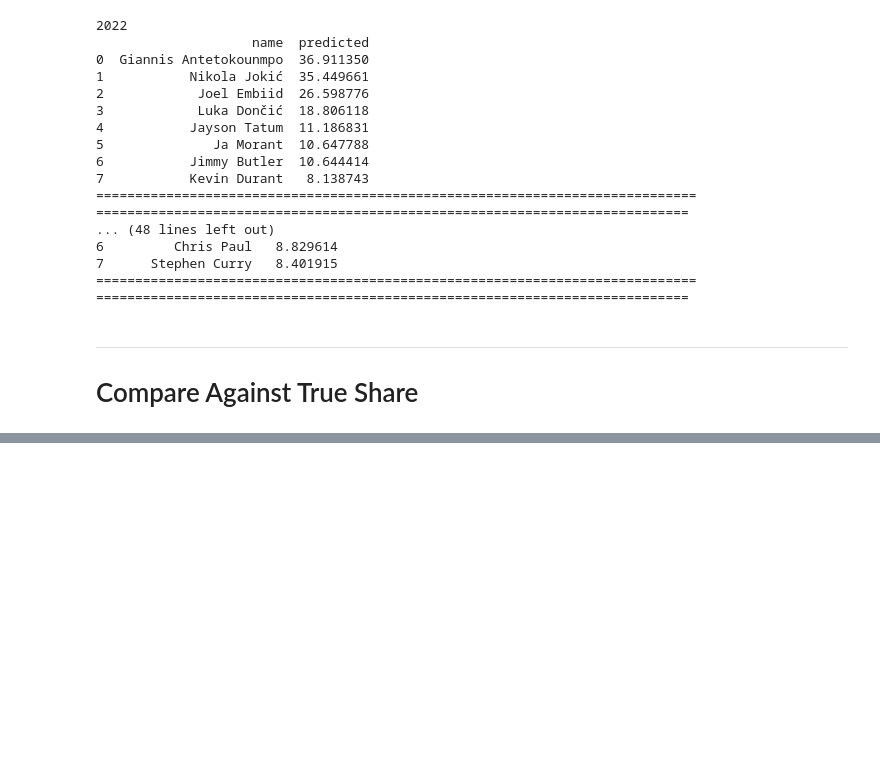
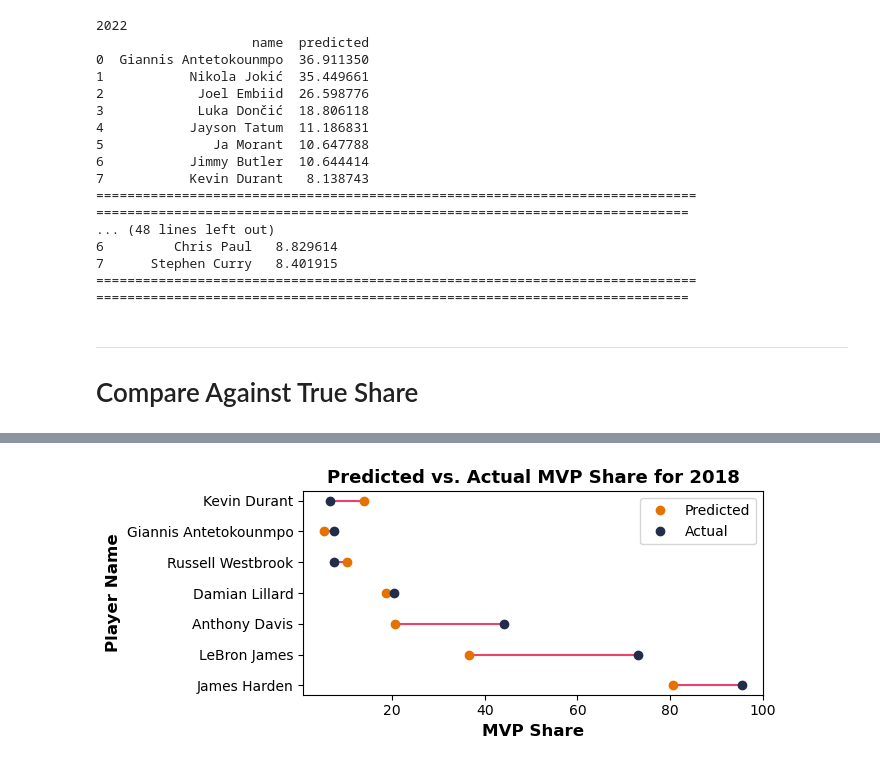
Before and after one commit to UVA-MLSys/Big-Data-Systems, a Jupyter notebook: Team 7/Jupyter Notebooks/Test.ipynb, the cells around one changed output, grey strips where cells are left out. Drawn from its saved outputs; the diff is of its cells as text; code cells hidden in the pictures; blank space fills up the shorter version.

```diff
--- a/Team 7/Jupyter Notebooks/Test.ipynb
+++ b/Team 7/Jupyter Notebooks/Test.ipynb
@@ -184,0 +150,4 @@ for season in unique_seasons:
+# %%
+plot_comparison_for_season(merged_df, 2018)
+# %% [output]
+[figure, added]
```
Also changed, not shown: parts of 8 cells of this notebook.
